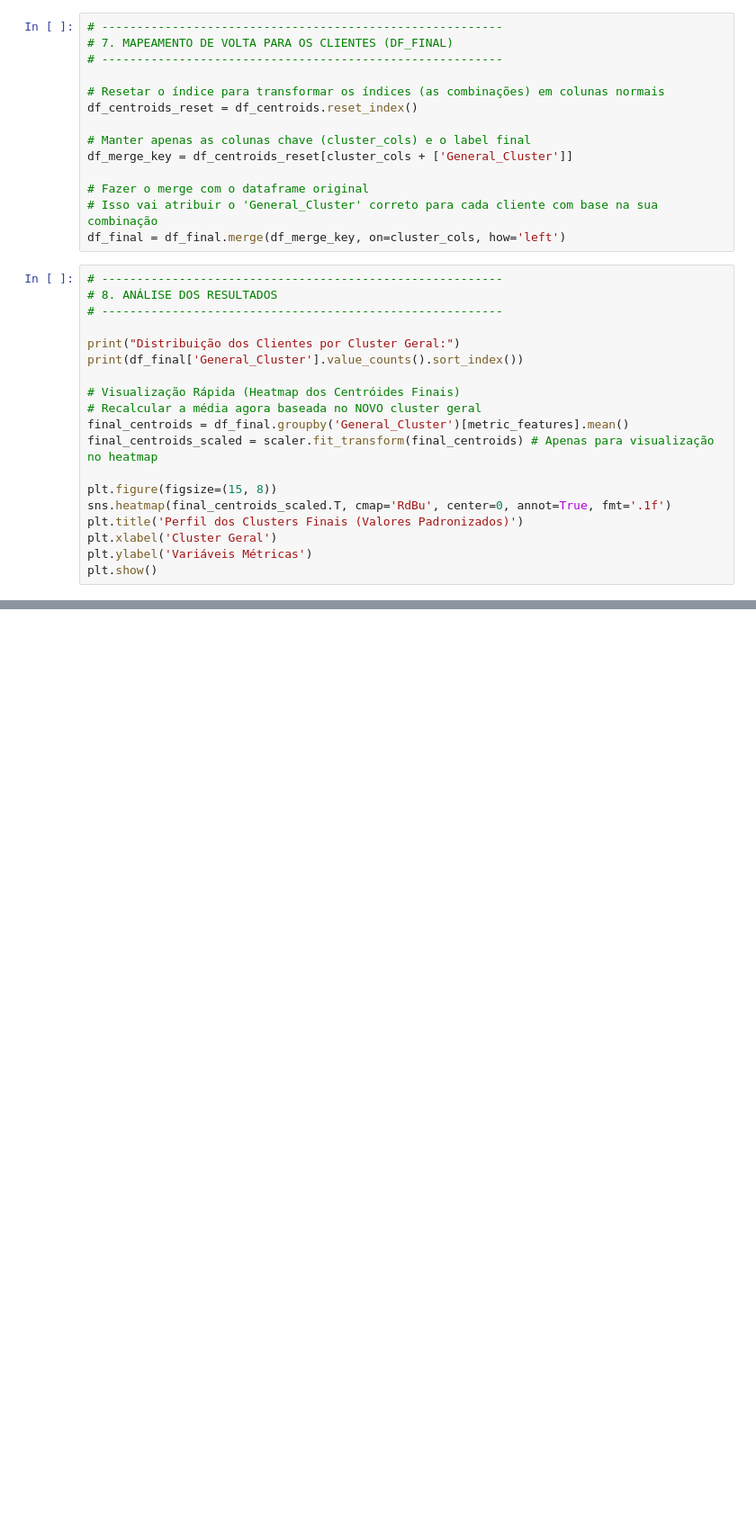
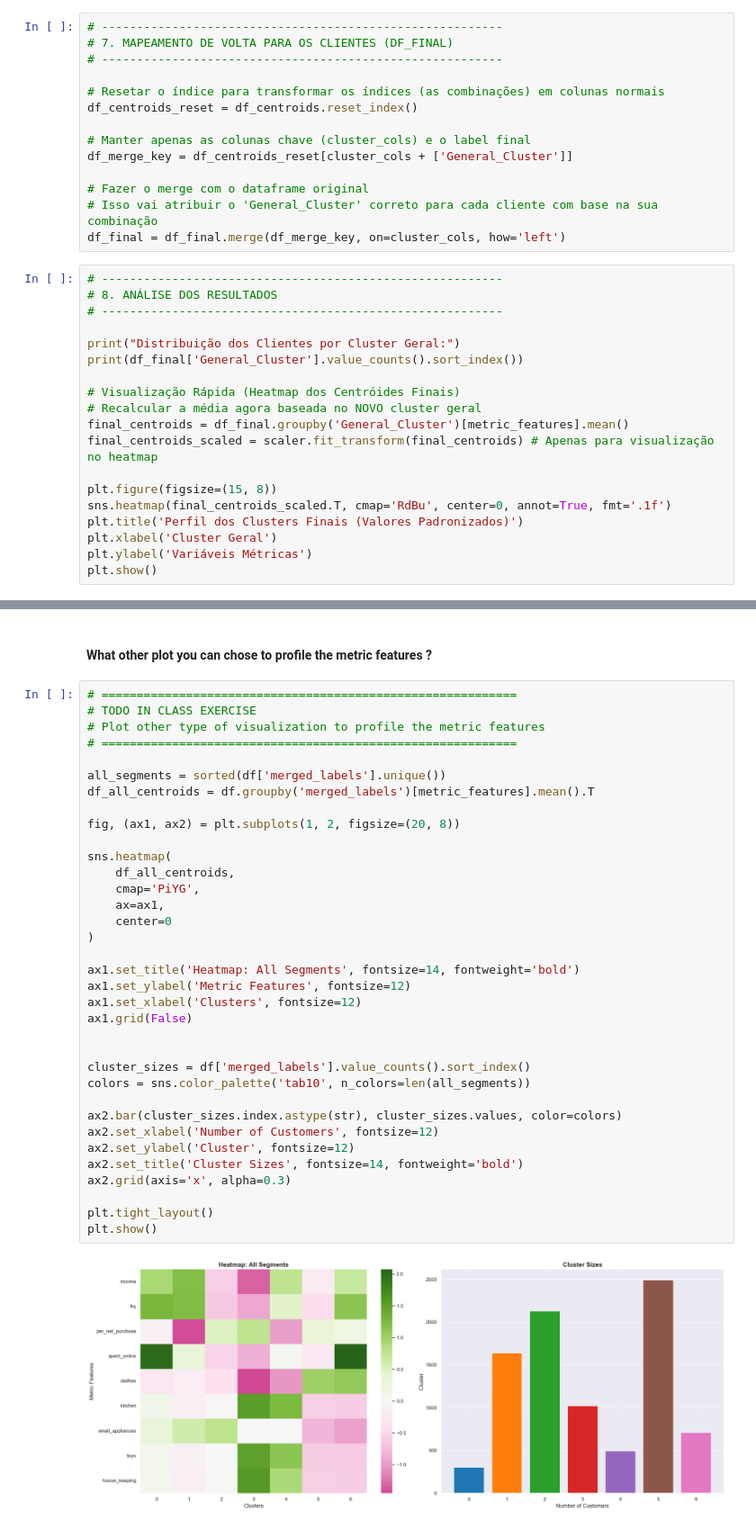
Before and after one commit to andrerangelferreira/DataMiningProject_AIAI_Group51, a Jupyter notebook: notebooks/Cluster_Merged.ipynb, the cells around one changed output, grey strips where cells are left out. Shown at 90% size. Drawn from its saved outputs; the diff is of its cells as text; blank space fills up the shorter version.

```diff
--- a/notebooks/Cluster_Merged.ipynb
+++ b/notebooks/Cluster_Merged.ipynb
@@ -113,0 +345,39 @@ plt.show()
+# %% [markdown]
+#### What other plot you can chose to profile the metric features ?
+# %%
+# ===========================================================
+# TODO IN CLASS EXERCISE
+# Plot other type of visualization to profile the metric features
+# ===========================================================
+
+all_segments = sorted(df['merged_labels'].unique())
+df_all_centroids = df.groupby('merged_labels')[metric_features].mean().T
+
+fig, (ax1, ax2) = plt.subplots(1, 2, figsize=(20, 8))
+
+sns.heatmap(
+    df_all_centroids,
+    cmap='PiYG',
+    ax=ax1,
+    center=0
+)
+
+ax1.set_title('Heatmap: All Segments', fontsize=14, fontweight='bold')
+ax1.set_ylabel('Metric Features', fontsize=12)
+ax1.set_xlabel('Clusters', fontsize=12)
+ax1.grid(False)
+
+
+cluster_sizes = df['merged_labels'].value_counts().sort_index()
+colors = sns.color_palette('tab10', n_colors=len(all_segments))
+
+ax2.bar(cluster_sizes.index.astype(str), cluster_sizes.values, color=colors)
+ax2.set_xlabel('Number of Customers', fontsize=12)
+ax2.set_ylabel('Cluster', fontsize=12)
+ax2.set_title('Cluster Sizes', fontsize=14, fontweight='bold')
+ax2.grid(axis='x', alpha=0.3)
+
+plt.tight_layout()
+plt.show()
+# %% [output]
+[figure, added]
```
Also changed, not shown: parts of 30 cells of this notebook.
